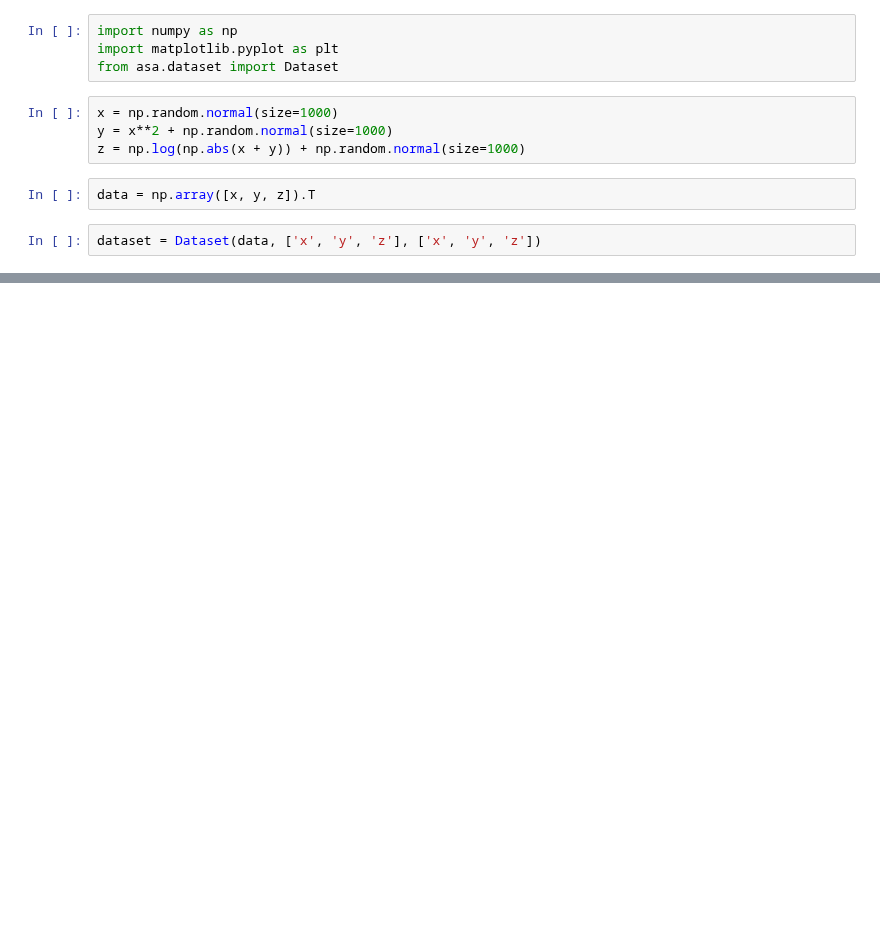
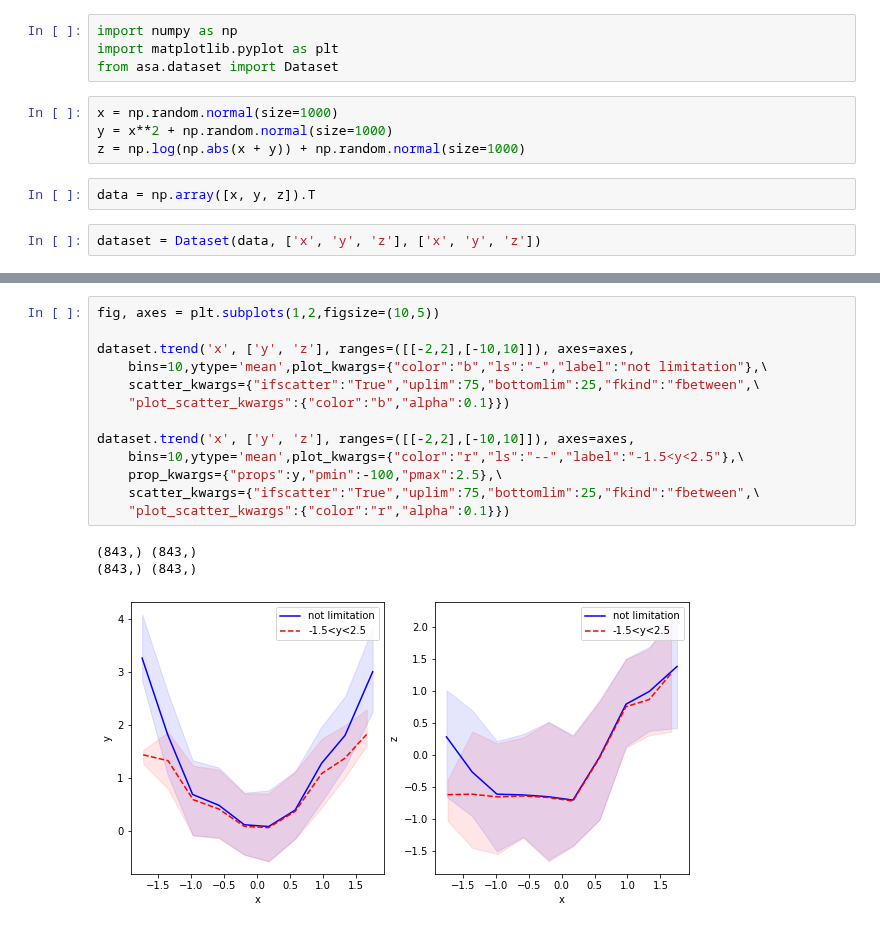
Before and after one commit to astro-jingtao/astro_statistics_assistant, a Jupyter notebook: example/trend_plot.ipynb, the cells around one changed output, grey strips where cells are left out. Saved outputs shown, nothing was run; the diff lists cells and outputs as text; blank space fills up the shorter version.

```diff
--- a/example/trend_plot.ipynb
+++ b/example/trend_plot.ipynb
@@ -34,0 +38,17 @@ axes[0].legend(fontsize=10)
+# %%
+fig, axes = plt.subplots(1,2,figsize=(10,5))
+
+dataset.trend('x', ['y', 'z'], ranges=([[-2,2],[-10,10]]), axes=axes,
+    bins=10,ytype='mean',plot_kwargs={"color":"b","ls":"-","label":"not limitation"},\
+    scatter_kwargs={"ifscatter":"True","uplim":75,"bottomlim":25,"fkind":"fbetween",\
+    "plot_scatter_kwargs":{"color":"b","alpha":0.1}})
+
+dataset.trend('x', ['y', 'z'], ranges=([[-2,2],[-10,10]]), axes=axes,
+    bins=10,ytype='mean',plot_kwargs={"color":"r","ls":"--","label":"-1.5<y<2.5"},\
+    prop_kwargs={"props":y,"pmin":-100,"pmax":2.5},\
+    scatter_kwargs={"ifscatter":"True","uplim":75,"bottomlim":25,"fkind":"fbetween",\
+    "plot_scatter_kwargs":{"color":"r","alpha":0.1}})
+# %% [output]
+(843,) (843,)
+(843,) (843,)
+[figure, added]
```
Also changed, not shown: parts of 4 cells of this notebook, 3 other files.
